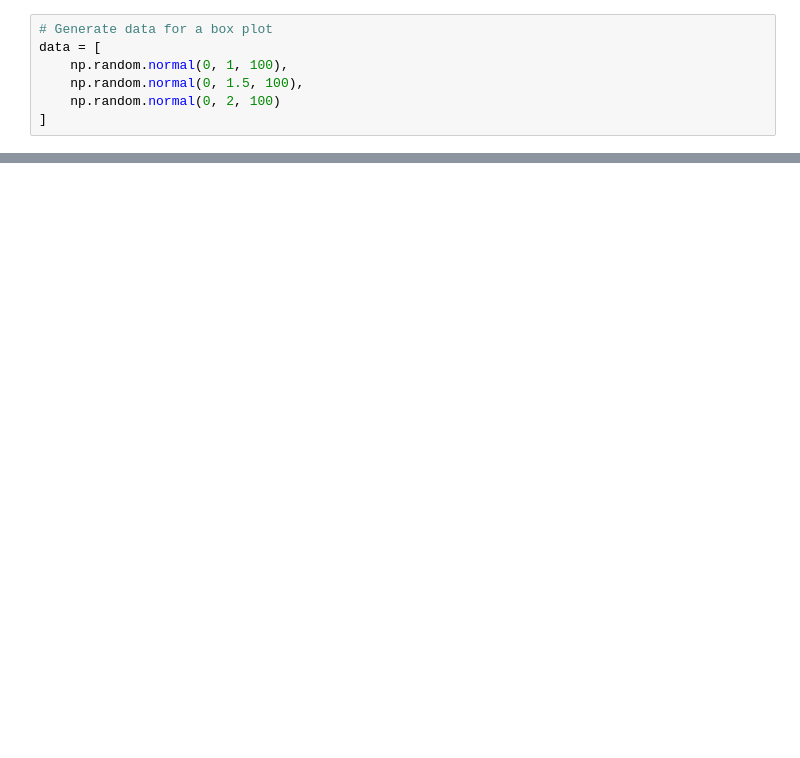
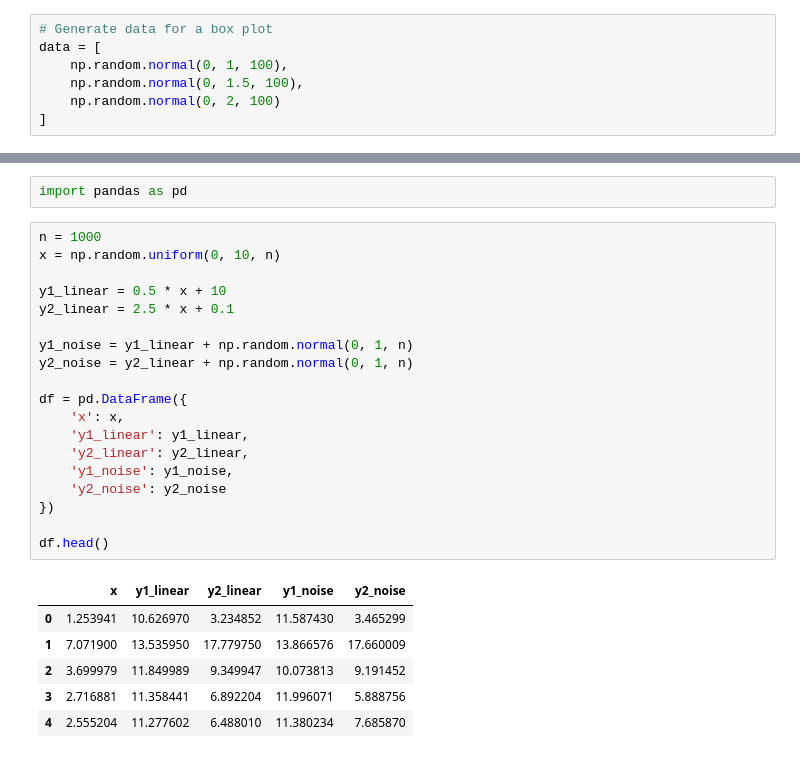
Before and after one commit to pallavitalasila26/FSA_devops, a Jupyter notebook: docs/assets/notebooks/unit2/Lesson_11_demo.ipynb, the cells around one changed output, grey strips where cells are left out. Saved outputs shown, nothing was run; the diff lists cells and outputs as text; blank space fills up the shorter version.

```diff
--- a/docs/assets/notebooks/unit2/Lesson_11_demo.ipynb
+++ b/docs/assets/notebooks/unit2/Lesson_11_demo.ipynb
@@ -126,0 +161,28 @@ plt.show()
+# %%
+import pandas as pd
+# %%
+n = 1000
+x = np.random.uniform(0, 10, n)
+
+y1_linear = 0.5 * x + 10
+y2_linear = 2.5 * x + 0.1
+
+y1_noise = y1_linear + np.random.normal(0, 1, n)
+y2_noise = y2_linear + np.random.normal(0, 1, n)
+
+df = pd.DataFrame({
+    'x': x,
+    'y1_linear': y1_linear,
+    'y2_linear': y2_linear,
+    'y1_noise': y1_noise,
+    'y2_noise': y2_noise
+})
+
+df.head()
+# %% [output]
+|  | x | y1_linear | y2_linear | y1_noise | y2_noise |
+| 0 | 1.253941 | 10.626970 | 3.234852 | 11.587430 | 3.465299 |
+| 1 | 7.071900 | 13.535950 | 17.779750 | 13.866576 | 17.660009 |
+| 2 | 3.699979 | 11.849989 | 9.349947 | 10.073813 | 9.191452 |
+| 3 | 2.716881 | 11.358441 | 6.892204 | 11.996071 | 5.888756 |
+| 4 | 2.555204 | 11.277602 | 6.488010 | 11.380234 | 7.685870 |
```
Also changed, not shown: parts of 22 cells of this notebook, 1 other file.
